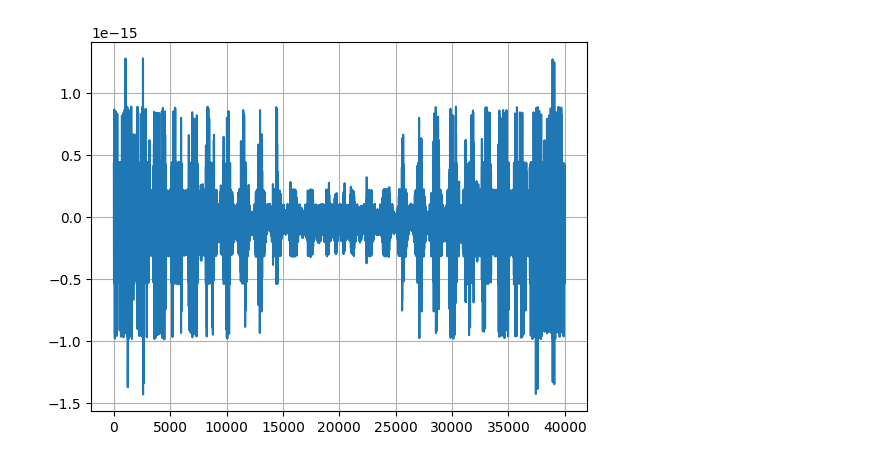
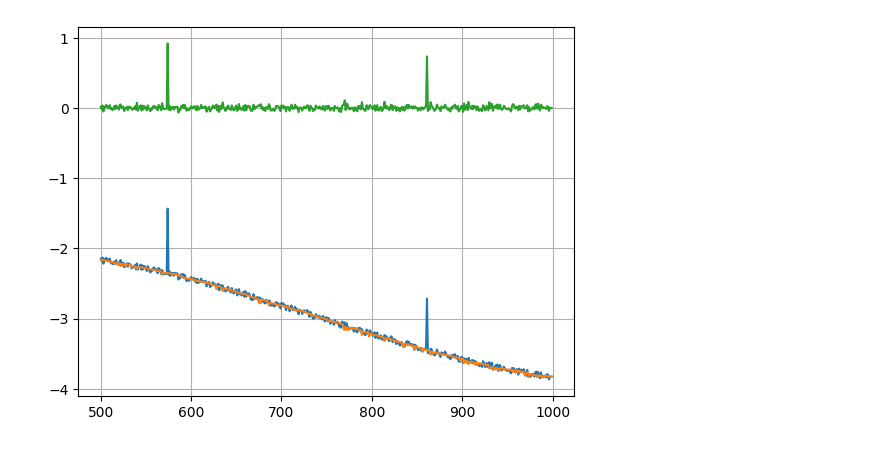
Before and after one commit to ggkogan/hampel, a Jupyter notebook: res_review.ipynb, the cells around one changed output. Saved outputs shown, nothing was run; the diff lists cells and outputs as text; code cells hidden in the pictures.

```diff
--- a/res_review.ipynb
+++ b/res_review.ipynb
@@ -22,0 +18,3 @@ df
+# %%
+df = pd.read_csv(f'output{windsize}.csv', float_precision='high')
+df
@@ -32,9 +43,12 @@ q = df.iloc[:, 1].rolling(11, center=True).apply(lambda x: np.median(np.abs(x -
 # %%
-plt.plot(df.iloc[:, -1] - q)
-# plt.plot(q)
-# plot = plt.plot(df.iloc[:, -1])
-# plt.xlim([0, 100])
-plt.grid()
-plt.show()
+current_mad = df['MAD'].values[windsize//2:-windsize//2]
+ref_mad = df.input.rolling(windsize, center=True).apply(lambda x: np.median(np.abs(x - np.median(x)))).squeeze().values[windsize//2:-windsize//2]
+assert np.abs(current_mad - ref_mad).__le__(2e-15).all()
-# %% [output]
-[figure, removed]
+# %%
+plt.plot(df.iloc[500:1000, 1])
+plt.plot(df.iloc[500:1000, 2])
+plt.plot(df.iloc[500:1000, 1] - df.iloc[500:1000, 2])
+plt.grid()
+plt.show()
+# %% [output]
+[figure, added]
```
Also changed, not shown: parts of 6 cells of this notebook, 1 other file.
